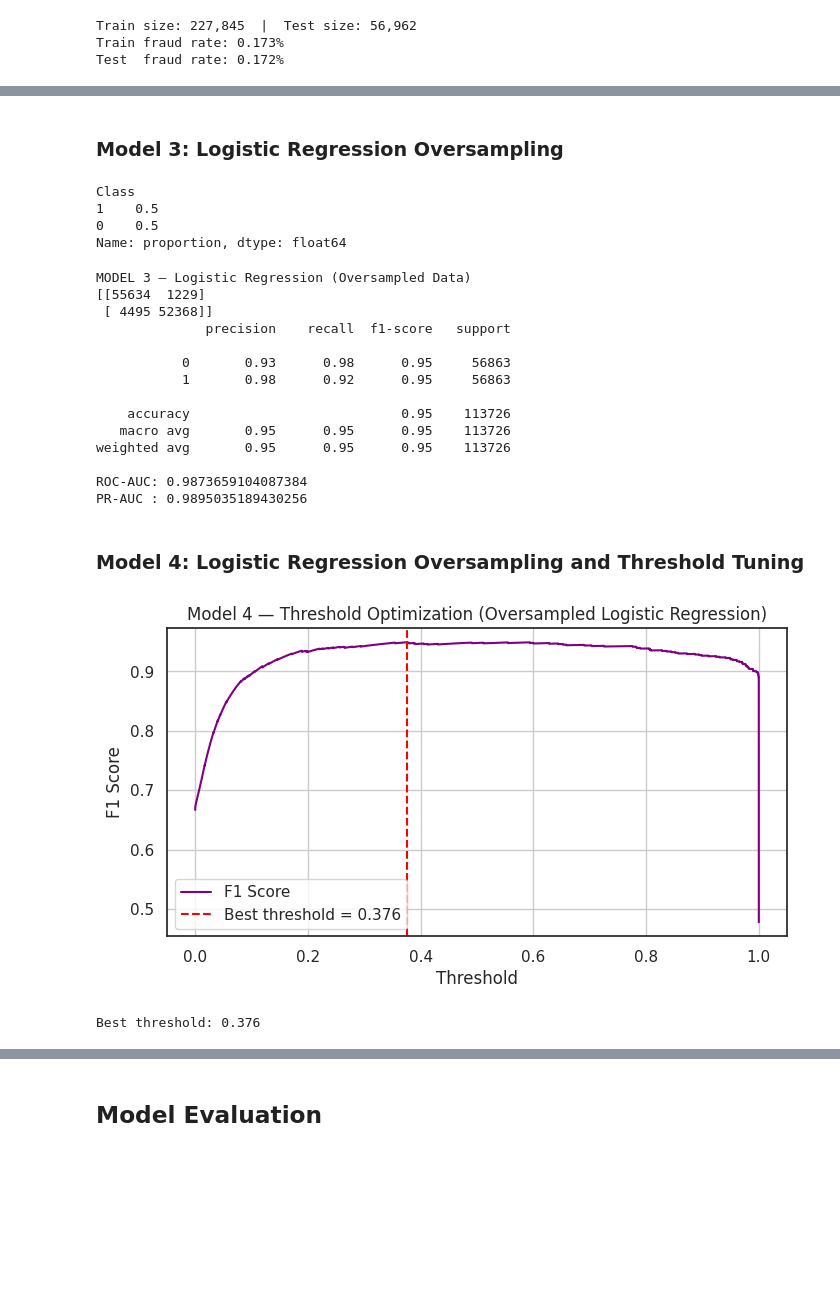
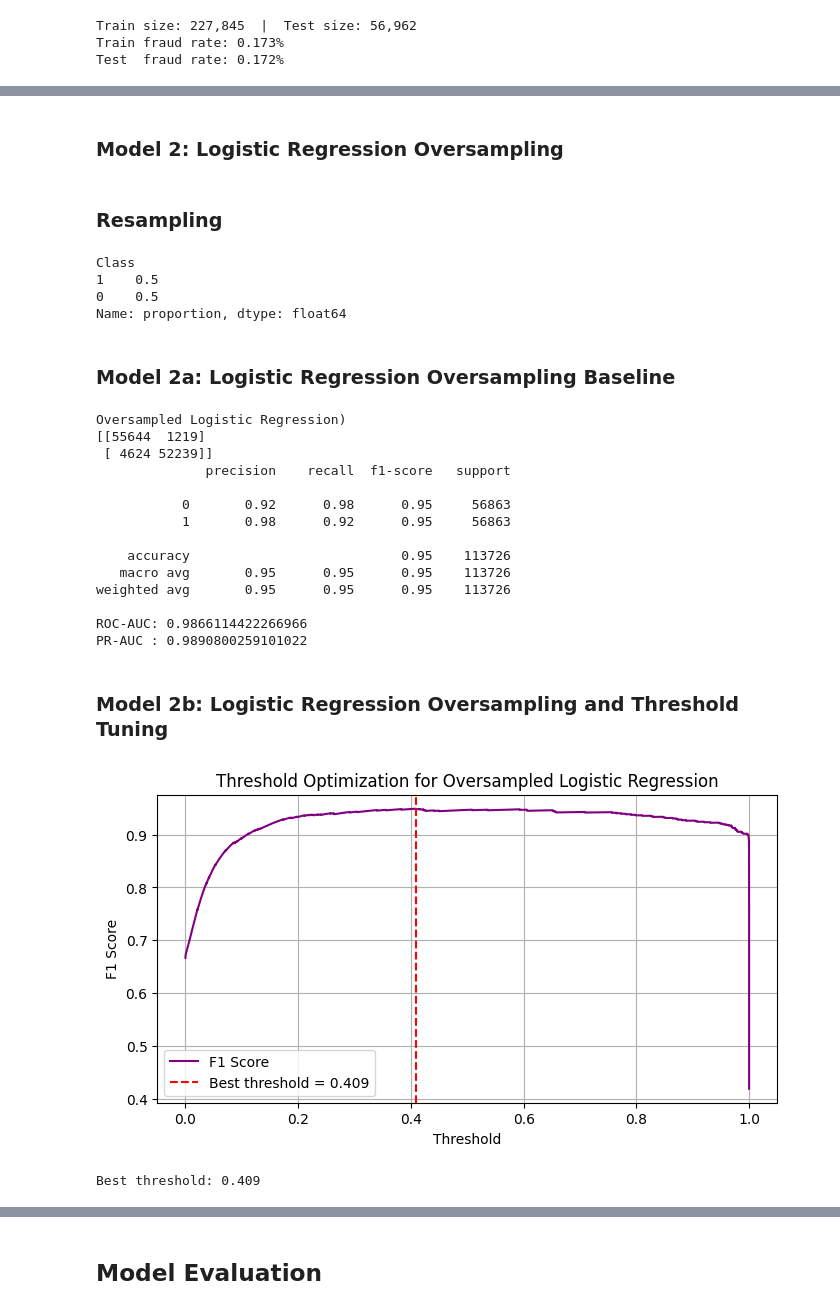
Before and after one commit to macyrm/AnalyticsFinal, a Jupyter notebook: fraud.ipynb, the cells around one changed output, grey strips where cells are left out. Drawn from its saved outputs; the diff is of its cells as text; code cells hidden in the pictures; blank space fills up the shorter version.

```diff
--- a/fraud.ipynb
+++ b/fraud.ipynb
@@ -321,5 +324,7 @@ plt.show()
 # %% [markdown]
-### Model 3: Logistic Regression Oversampling
+### Model 2: Logistic Regression Oversampling
+# %% [markdown]
+### Resampling
 # %%
 from sklearn.utils import resample
 import pandas as pd
@@ -347,88 +365,73 @@ Class
 1    0.5
 0    0.5
 Name: proportion, dtype: float64
+# %% [markdown]
+### Model 2a: Logistic Regression Oversampling Baseline
 # %%
-from sklearn.model_selection import train_test_split
-
-X = df_balanced.drop("Class", axis=1)
-y = df_balanced["Class"]
-
-X_train, X_test, y_train, y_test = train_test_split(
-    X, y,
-    test_size=0.2,
-    random_state=42,
-    stratify=y
-)
-
-from sklearn.pipeline import Pipeline
-from sklearn.preprocessing import StandardScaler
-from sklearn.linear_model import LogisticRegression
-from sklearn.metrics import confusion_matrix, classification_report, roc_auc_score, average_precision_score
-
-model3 = Pipeline([
+model2 = Pipeline([
     ("scaler", StandardScaler()),
-    ("clf", LogisticRegression(max_iter=1000))
+    ("clf", LogisticRegression(max_iter=1000, random_state=42))
 ])
 
-model3.fit(X_train, y_train)
+model2.fit(X_train, y_train)
 
-y_prob_3 = model3.predict_proba(X_test)[:, 1]
-y_pred_3 = model3.predict(X_test)
+y_prob_2 = model2.predict_proba(X_test)[:, 1]
+y_pred_2 = model2.predict(X_test)
 
-print("\nMODEL 3 — Logistic Regression (Oversampled Data)")
-print(confusion_matrix(y_test, y_pred_3))
-print(classification_report(y_test, y_pred_3))
-print("ROC-AUC:", roc_auc_score(y_test, y_prob_3))
-print("PR-AUC :", average_precision_score(y_test, y_prob_3))
+print("\nOversampled Logistic Regression)")
+print(confusion_matrix(y_test, y_pred_2))
+print(classification_report(y_test, y_pred_2))
+print("ROC-AUC:", roc_auc_score(y_test, y_prob_2))
+print("PR-AUC :", average_precision_score(y_test, y_prob_2))
 # %% [output]
-MODEL 3 — Logistic Regression (Oversampled Data)
-[[55634  1229]
- [ 4495 52368]]
+Oversampled Logistic Regression)
+[[55644  1219]
+ [ 4624 52239]]
               precision    recall  f1-score   support
 
-           0       0.93      0.98      0.95     56863
+           0       0.92      0.98      0.95     56863
            1       0.98      0.92      0.95     56863
 
     accuracy                           0.95    113726
    macro avg       0.95      0.95      0.95    113726
 weighted avg       0.95      0.95      0.95    113726
 
-ROC-AUC: 0.9873659104087384
-PR-AUC : 0.9895035189430256
+ROC-AUC: 0.9866114422266966
+PR-AUC : 0.9890800259101022
 # %% [markdown]
-### Model 4: Logistic Regression Oversampling and Threshold Tuning
+### Model 2b: Logistic Regression Oversampling and Threshold Tuning
 # %%
 # Probabilities from Model 3 (same model used in Model 4)
-y_prob_train = model3.predict_proba(X_train)[:, 1]
+y_prob_2b_train = model2.predict_proba(X_train)[:, 1]
 
 # Precision-recall curve
-precision, recall, thresholds = precision_recall_curve(y_train, y_prob_train)
+precision, recall, thresholds = precision_recall_curve(y_train, y_prob_2b_train)
 
 # F1 score at each threshold
 f1 = 2 * precision[:-1] * recall[:-1] / (precision[:-1] + recall[:-1] + 1e-9)
 
 # Best threshold
 best_idx = np.argmax(f1)
 best_thresh = thresholds[best_idx]
 
 # Plot F1 vs threshold
 plt.figure(figsize=(8, 4))
 plt.plot(thresholds, f1, color="purple", label="F1 Score")
 
 # Highlight best threshold
 plt.axvline(best_thresh, color="red", linestyle="--",
             label=f"Best threshold = {best_thresh:.3f}")
 
-plt.title("Model 4 — Threshold Optimization (Oversampled Logistic Regression)")
+plt.title("Threshold Optimization for Oversampled Logistic Regression")
 plt.xlabel("Threshold")
 plt.ylabel("F1 Score")
 plt.legend()
 plt.grid(True)
 
 plt.show()
 
 print(f"Best threshold: {best_thresh:.3f}")
 # %% [output]
-[figure, old version]
+[figure, new version]
-Best threshold: 0.376
+Best threshold: 0.409
 # %%
```
Also changed, not shown: parts of 23 cells of this notebook.
